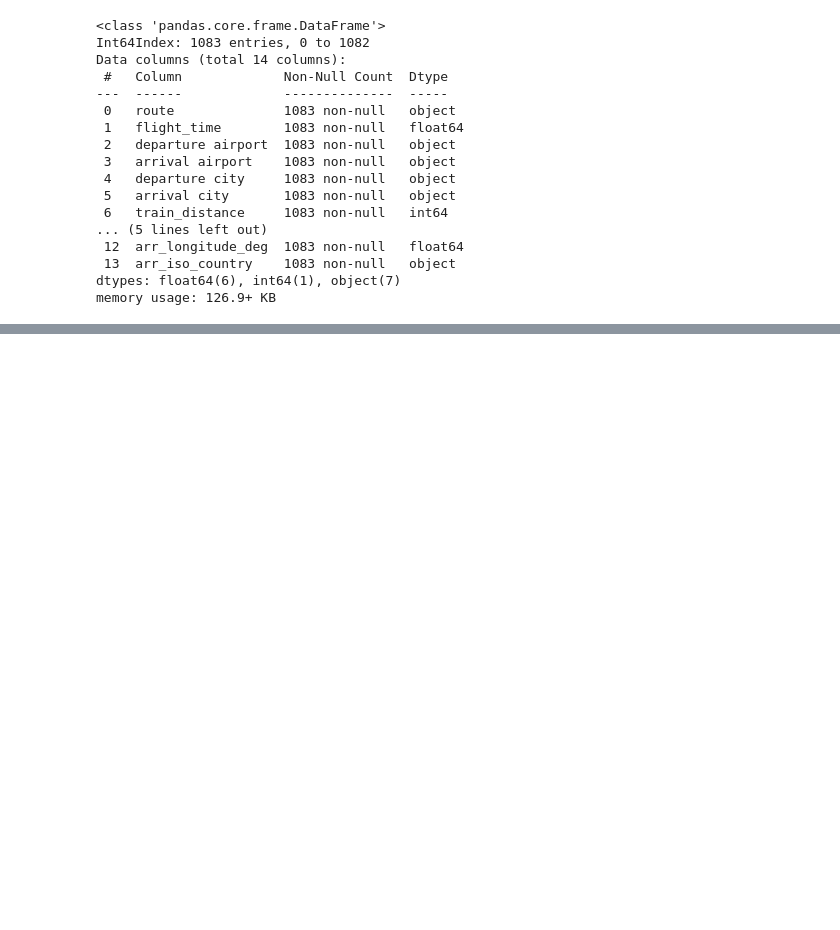
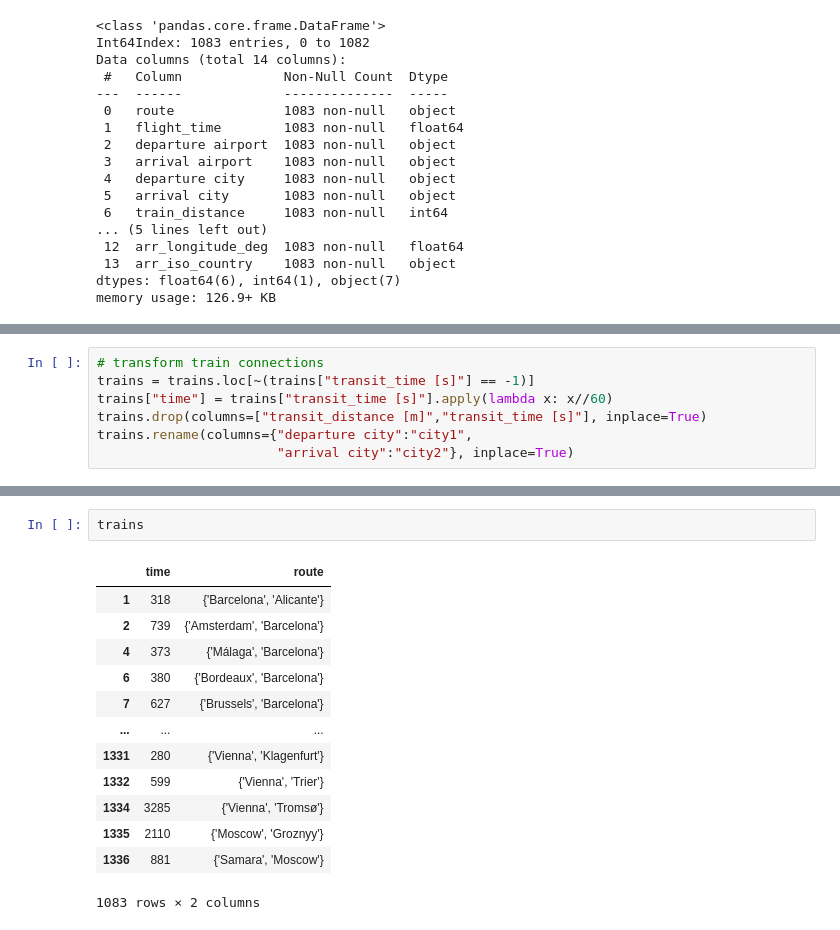
Before and after one commit to RabDou44/DOPP_group18, a Jupyter notebook: final notebook/Single_notebook.ipynb, the cells around one changed output, grey strips where cells are left out. Cells and saved outputs as stored; diff of their text form; blank space fills up the shorter version.

```diff
--- a/final notebook/Single_notebook.ipynb
+++ b/final notebook/Single_notebook.ipynb
@@ -2012,0 +2117,7 @@ memory usage: 126.9+ KB
+# %%
+# transform train connections
+trains = trains.loc[~(trains["transit_time [s]"] == -1)]
+trains["time"] = trains["transit_time [s]"].apply(lambda x: x//60)
+trains.drop(columns=["transit_distance [m]","transit_time [s]"], inplace=True)
+trains.rename(columns={"departure city":"city1",
+                       "arrival city":"city2"}, inplace=True)
@@ -2012,0 +2177,16 @@ memory usage: 126.9+ KB
+# %%
+trains
+# %% [output]
+|  | time | route |
+| 1 | 318 | {'Barcelona', 'Alicante'} |
+| 2 | 739 | {'Amsterdam', 'Barcelona'} |
+| 4 | 373 | {'Málaga', 'Barcelona'} |
+| 6 | 380 | {'Bordeaux', 'Barcelona'} |
+| 7 | 627 | {'Brussels', 'Barcelona'} |
+| ... | ... | ... |
+| 1331 | 280 | {'Vienna', 'Klagenfurt'} |
+| 1332 | 599 | {'Vienna', 'Trier'} |
+| 1334 | 3285 | {'Vienna', 'Tromsø'} |
+| 1335 | 2110 | {'Moscow', 'Groznyy'} |
+| 1336 | 881 | {'Samara', 'Moscow'} |
+1083 rows × 2 columns
```
Also changed, not shown: parts of 16 cells of this notebook, 1 other file.
